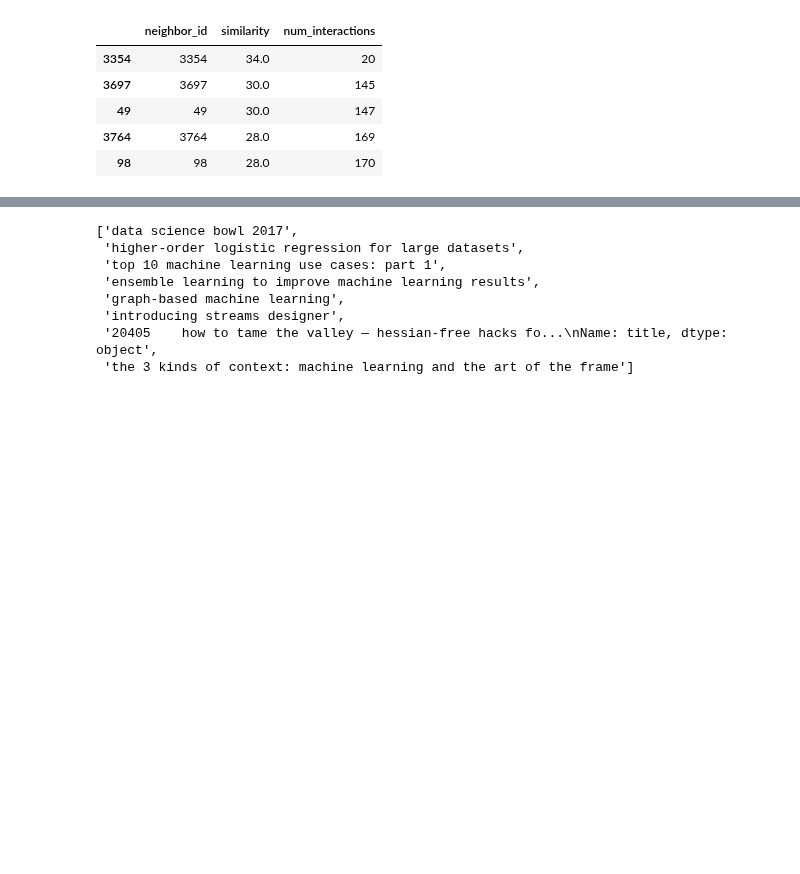
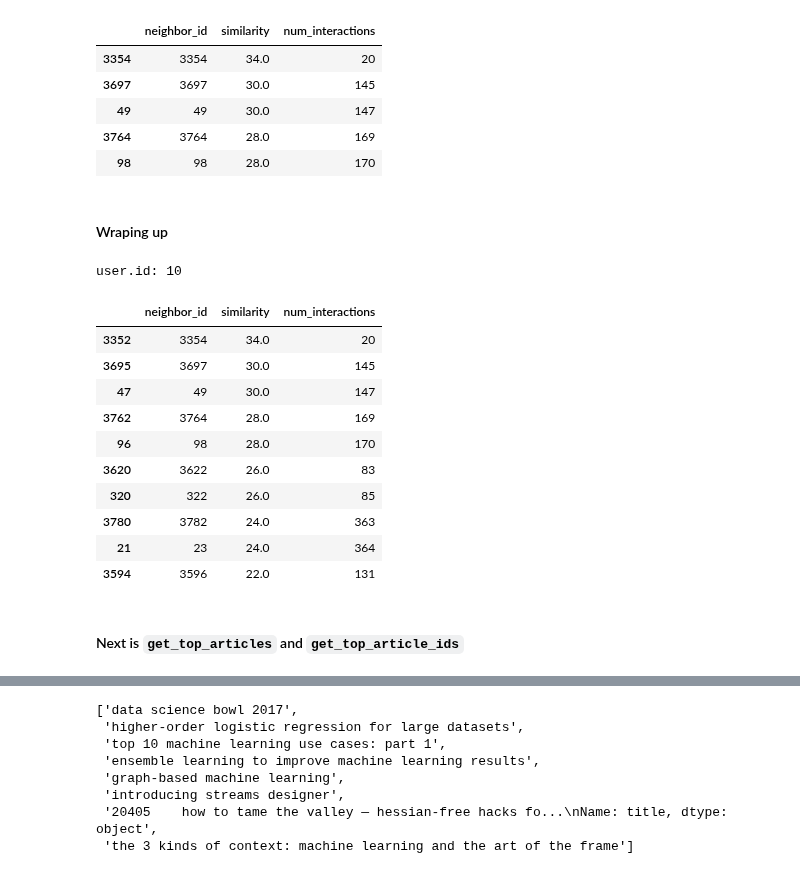
Before and after one commit to NhanDoV/Lectures_notes-teaching-in-VN-, a Jupyter notebook: h2o_AutoML/recomendation_systems/user-user-cf.ipynb, the cells around one changed output, grey strips where cells are left out. Saved outputs shown, nothing was run; the diff lists cells and outputs as text; code cells hidden in the pictures; blank space fills up the shorter version.

```diff
--- a/h2o_AutoML/recomendation_systems/user-user-cf.ipynb
+++ b/h2o_AutoML/recomendation_systems/user-user-cf.ipynb
@@ -340,6 +384,8 @@ neighbors_df.head()
 | 49 | 49 | 30.0 | 147 |
 | 3764 | 3764 | 28.0 | 169 |
 | 98 | 98 | 28.0 | 170 |
+# %% [markdown]
+#### Wraping up
 # %%
 def get_top_sorted_users(user_id, df=user_df, user_item=user_item):
     '''
@@ -347,45 +393,55 @@ def get_top_sorted_users(user_id, df=user_df, user_item=user_item):
     user_id - (int)
     df - (pandas dataframe) df as defined at the top of the notebook
     user_item - (pandas dataframe) matrix of users by articles:
             1's when a user has interacted with an article, 0 otherwise
 
 
     OUTPUT:
     neighbors_df - (pandas dataframe) a dataframe with:
                     neighbor_id - is a neighbor user_id
                     similarity - measure of the similarity of each user to the provided user_id
                     num_interactions - the number of articles viewed by the user - if a u
 
     Other Details - sort the neighbors_df by the similarity and then by number of interactions where
                     highest of each is higher in the dataframe
 
     '''
-    # Your code here
     users = []
     sims = []
     nb_intact = []
-
-    # Loop through each user by row
     for user in user_item.index:
-
-        # continue if map the id
         if user == user_id:
             continue
-
-        # insert to each row the values of each column by .loc attribute
-        users.append(user)  # neighbor user_id
-        sims.append(np.dot(user_item.loc[user_id, :], user_item.loc[user, :])) # similarity
-        nb_intact.append(df[df['user_id'] == user]['article_id'].count()) # the number of articles viewed by the user
-
+        users.append(user)
+        sims.append(np.dot(user_item.loc[user_id, :], user_item.loc[user, :]))
+        nb_intact.append(df[df['user_id'] == user]['article_id'].count())
     neighbors_df = pd.DataFrame({'neighbor_id': users,
                                  'similarity': sims,
                                  'num_interactions': nb_intact})
 
     neighbors_df.sort_values(by = ['similarity', 'num_interactions'],
                              ascending = [False, True],
                              inplace = True)
 
-    return neighbors_df # Return the dataframe specified in the doc_string
+    return neighbors_df
+
+print(f"user.id: {user_id}")
+get_top_sorted_users(user_id).head(10)
+# %% [output]
+user.id: 10
+|  | neighbor_id | similarity | num_interactions |
+| 3352 | 3354 | 34.0 | 20 |
+| 3695 | 3697 | 30.0 | 145 |
+| 47 | 49 | 30.0 | 147 |
+| 3762 | 3764 | 28.0 | 169 |
+| 96 | 98 | 28.0 | 170 |
+| 3620 | 3622 | 26.0 | 83 |
+| 320 | 322 | 26.0 | 85 |
+| 3780 | 3782 | 24.0 | 363 |
+| 21 | 23 | 24.0 | 364 |
+| 3594 | 3596 | 22.0 | 131 |
+# %% [markdown]
+#### Next is `get_top_articles` and `get_top_article_ids`
 # %%
 def get_top_articles(n, df=user_df):
     '''
```
Also changed, not shown: parts of 39 cells of this notebook.
